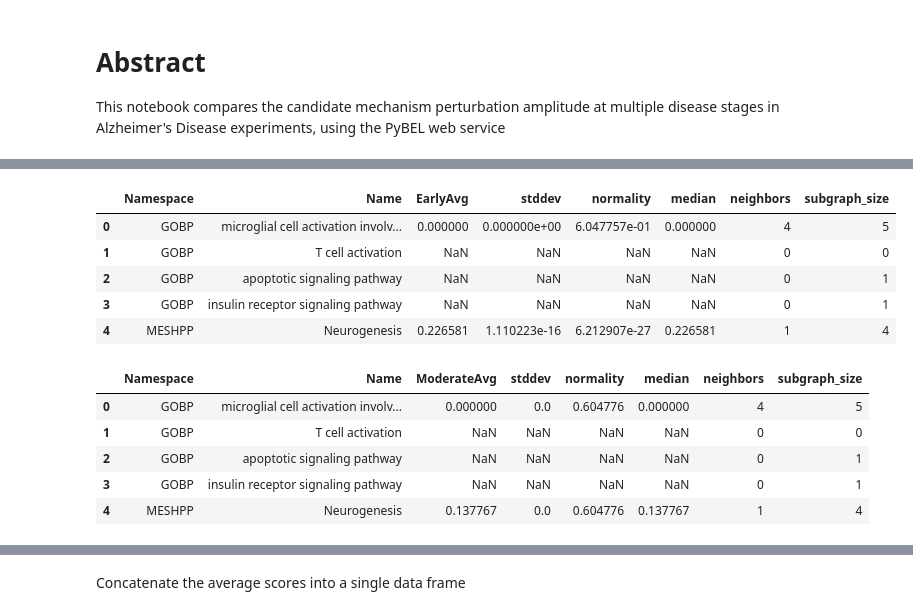
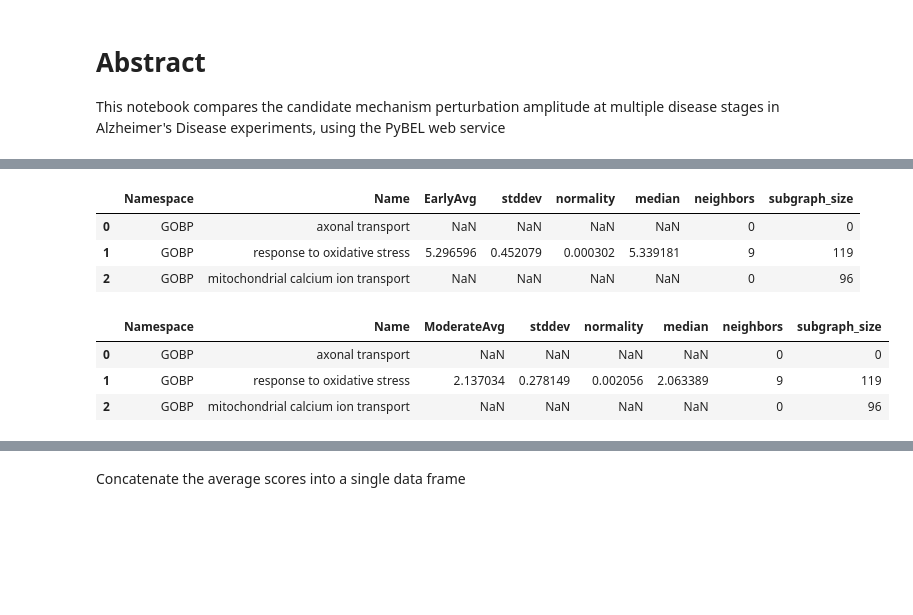
Before and after one commit to pybel/pybel-notebooks, a Jupyter notebook: algorithms/Time Series CMPA.ipynb, the cells around one changed output, grey strips where cells are left out. Cells and saved outputs as stored; diff of their text form; code cells hidden in the pictures; blank space fills up the shorter version.

```diff
--- a/algorithms/Time Series CMPA.ipynb
+++ b/algorithms/Time Series CMPA.ipynb
@@ -20,0 +24,6 @@ severe = 'http://pybel.scai.fraunhofer.de/api/analysis/5/download'
+# %%
+downloads = os.path.join(os.path.expanduser('~'), 'Downloads')
+# %%
+early = os.path.join(downloads, '1.csv')
+moderate = os.path.join(downloads, '2.csv')
+severe = os.path.join(downloads, '3.csv')
@@ -21,22 +32,18 @@ severe = 'http://pybel.scai.fraunhofer.de/api/analysis/5/download'
 # %%
 early_df = pd.read_csv(early).rename(index=str, columns={"avg": "EarlyAvg"})
-early_df.head()
+early_df.head(3)
 # %% [output]
 |  | Namespace | Name | EarlyAvg | stddev | normality | median | neighbors | subgraph_size |
-| 0 | GOBP | microglial cell activation involv... | 0.000000 | 0.000000e+00 | 6.047757e-01 | 0.000000 | 4 | 5 |
-| 1 | GOBP | T cell activation | NaN | NaN | NaN | NaN | 0 | 0 |
-| 2 | GOBP | apoptotic signaling pathway | NaN | NaN | NaN | NaN | 0 | 1 |
-| 3 | GOBP | insulin receptor signaling pathway | NaN | NaN | NaN | NaN | 0 | 1 |
-| 4 | MESHPP | Neurogenesis | 0.226581 | 1.110223e-16 | 6.212907e-27 | 0.226581 | 1 | 4 |
+| 0 | GOBP | axonal transport | NaN | NaN | NaN | NaN | 0 | 0 |
+| 1 | GOBP | response to oxidative stress | 5.296596 | 0.452079 | 0.000302 | 5.339181 | 9 | 119 |
+| 2 | GOBP | mitochondrial calcium ion transport | NaN | NaN | NaN | NaN | 0 | 96 |
 # %%
 moderate_df = pd.read_csv(moderate).rename(index=str, columns={"avg": "ModerateAvg"})
-moderate_df.head()
+moderate_df.head(3)
 # %% [output]
 |  | Namespace | Name | ModerateAvg | stddev | normality | median | neighbors | subgraph_size |
-| 0 | GOBP | microglial cell activation involv... | 0.000000 | 0.0 | 0.604776 | 0.000000 | 4 | 5 |
-| 1 | GOBP | T cell activation | NaN | NaN | NaN | NaN | 0 | 0 |
-| 2 | GOBP | apoptotic signaling pathway | NaN | NaN | NaN | NaN | 0 | 1 |
-| 3 | GOBP | insulin receptor signaling pathway | NaN | NaN | NaN | NaN | 0 | 1 |
-| 4 | MESHPP | Neurogenesis | 0.137767 | 0.0 | 0.604776 | 0.137767 | 1 | 4 |
+| 0 | GOBP | axonal transport | NaN | NaN | NaN | NaN | 0 | 0 |
+| 1 | GOBP | response to oxidative stress | 2.137034 | 0.278149 | 0.002056 | 2.063389 | 9 | 119 |
+| 2 | GOBP | mitochondrial calcium ion transport | NaN | NaN | NaN | NaN | 0 | 96 |
 # %%
 severe_df = pd.read_csv(severe).rename(index=str, columns={"avg": "SevereAvg"})
```
Also changed, not shown: parts of 15 cells of this notebook, 11 other files.
